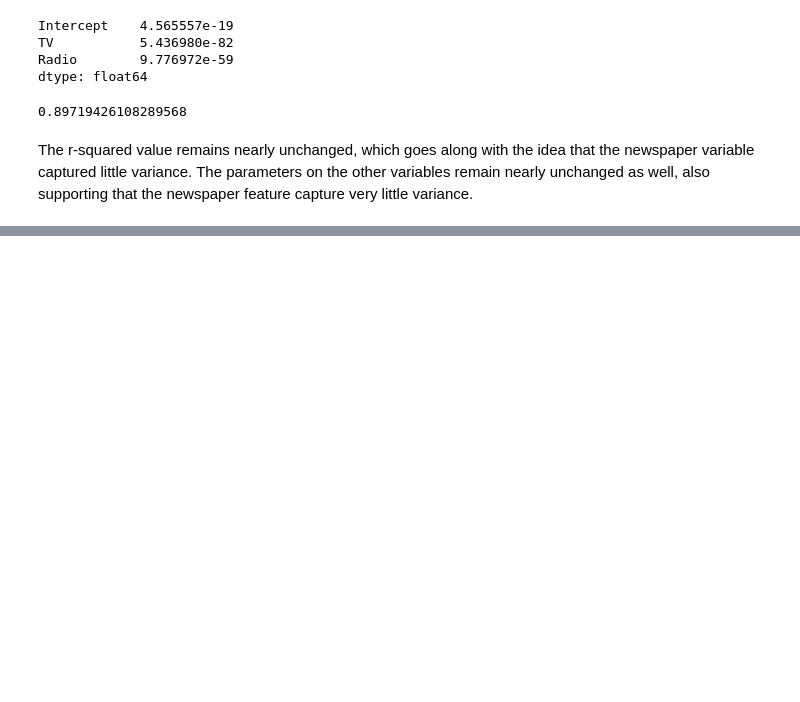
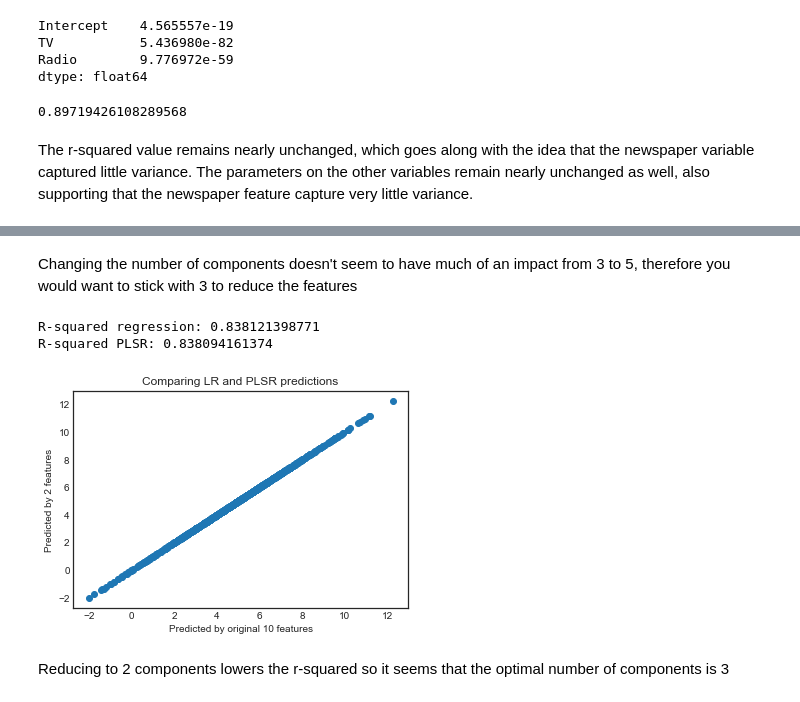
Before and after one commit to pollluxs/Thinkful, a Jupyter notebook: Unit2_Lesson5.ipynb, the cells around one changed output, grey strips where cells are left out. Cells and saved outputs as stored; diff of their text form; code cells hidden in the pictures; blank space fills up the shorter version.

```diff
--- a/Unit2_Lesson5.ipynb
+++ b/Unit2_Lesson5.ipynb
@@ -77,0 +453,34 @@ The r-squared value remains nearly unchanged, which goes along with the idea tha
+# %% [markdown]
+Changing the number of components doesn't seem to have much of an impact from 3 to 5, therefore you would want to stick with 3 to reduce the features
+# %%
+# Fit a linear model with all 10 features.
+regr = linear_model.LinearRegression()
+regr.fit(X, y)
+
+# Save predicted values.
+Y_pred = regr.predict(X)
+print('R-squared regression:', regr.score(X, y))
+
+# Fit a linear model using Partial Least Squares Regression.
+# Reduce feature space to 2 dimensions.
+pls3 = PLSRegression(n_components=2)
+
+# Reduce X to R(X) and regress on y.
+pls3.fit(X, y)
+
+# Save predicted values.
+Y_PLS_pred = pls2.predict(X)
+print('R-squared PLSR:', pls3.score(X, y))
+
+# Compare the predictions of the two models
+plt.scatter(Y_pred,Y_PLS_pred)
+plt.xlabel('Predicted by original 10 features')
+plt.ylabel('Predicted by 2 features')
+plt.title('Comparing LR and PLSR predictions')
+plt.show()
+# %% [output]
+R-squared regression: 0.838121398771
+R-squared PLSR: 0.838094161374
+[figure, added]
+# %% [markdown]
+Reducing to 2 components lowers the r-squared so it seems that the optimal number of components is 3
```
Also changed, not shown: parts of 33 cells of this notebook, 2 other files.
